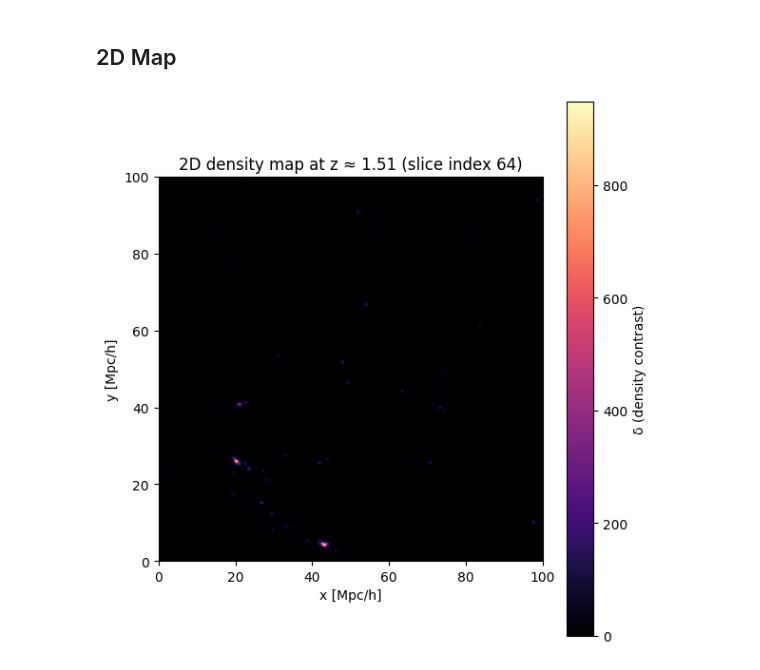
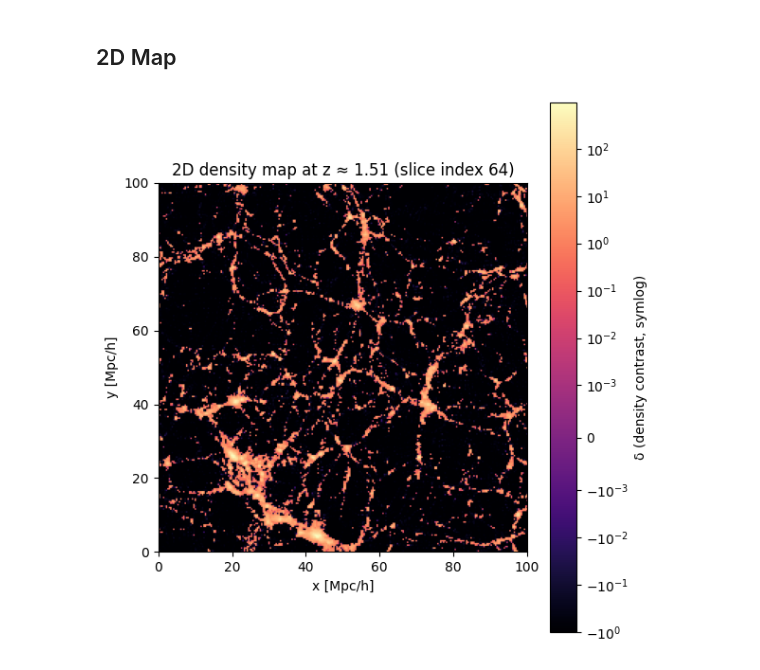
Before and after one commit to Daveofs/masterProject, a Jupyter notebook: quickstart.ipynb, the cells around one changed output. Cells and saved outputs as stored; diff of their text form; code cells hidden in the pictures.

Commit message:
Use symmetric log normalization

```diff
--- a/quickstart.ipynb
+++ b/quickstart.ipynb
@@ -98,33 +98,35 @@ if not all(positions.shape[d] == res for d in range(dj.dim)):
     raise ValueError("Expected a cubic mesh of particle positions.")
 
 # Map the requested redshift to a slice index along the chosen axis
 z_axis = np.linspace(z_range[0], z_range[1], res)
 slice_index = int(np.abs(z_axis - target_redshift).argmin())
 fixed_inds = [None] * dj.dim
 fixed_inds[slice_axis] = slice_index
 
 # Compute the density slice in the chosen plane using DiscoDJ's helper
 pos_flat = positions.reshape(-1, dj.dim)
 delta_slice = dj.get_delta_from_pos_on_slice_or_skewer(
     pos_flat,
     fixed_inds=fixed_inds,
     res=res,
     worder=2,
     deconvolve=False,
     n_resample=1,
     antialias=False,
     try_to_jit=False,
 )
 delta_slice = np.asarray(delta_slice)
 
 fig, ax = plt.subplots(figsize=(6, 6))
 extent = (0, dj.boxsize, 0, dj.boxsize)
-im = ax.imshow(delta_slice, origin='lower', cmap='magma', extent=extent)
-cbar = fig.colorbar(im, ax=ax, label='δ (density contrast)')
+# Use symmetric log normalization to show both negative and positive contrasts
+norm = SymLogNorm(linthresh=1e-3, linscale=1.0, vmin=delta_slice.min(), vmax=delta_slice.max())
+im = ax.imshow(delta_slice, origin='lower', cmap='magma', extent=extent, norm=norm)
+cbar = fig.colorbar(im, ax=ax, label='δ (density contrast, symlog)')
 ax.set_xlabel('x [Mpc/h]')
 ax.set_ylabel('y [Mpc/h]')
 ax.set_title(f"2D density map at z ≈ {z_axis[slice_index]:.2f} (slice index {slice_index})")
 plt.tight_layout()
 plt.show()
 # %% [output]
-[figure, old version]
+[figure, new version]
```
Also changed, not shown: parts of 1 cell of this notebook.
